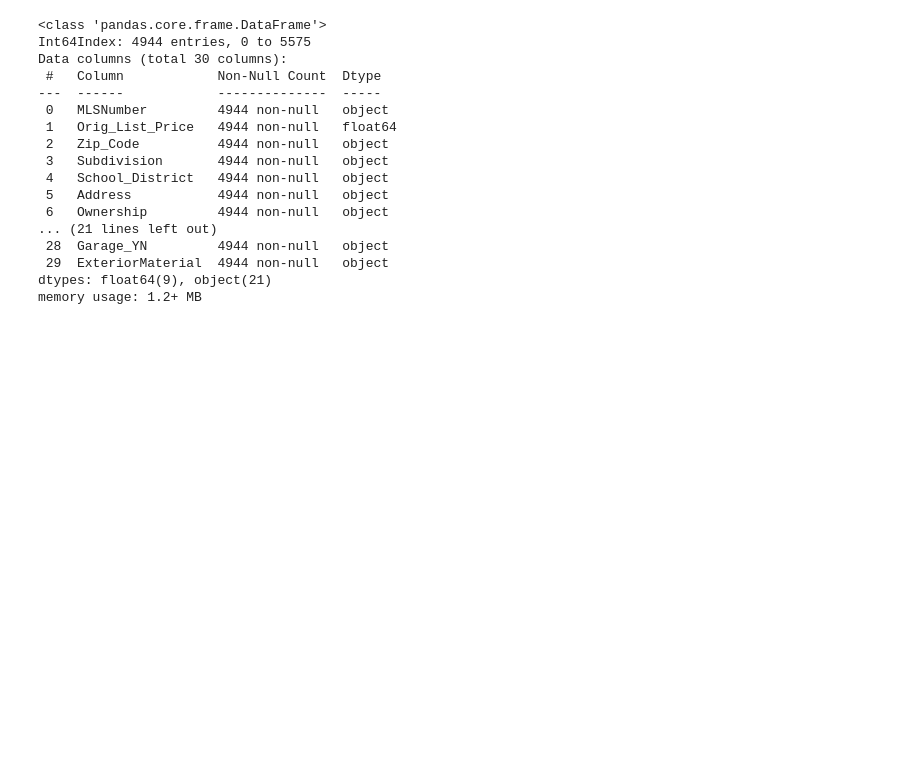
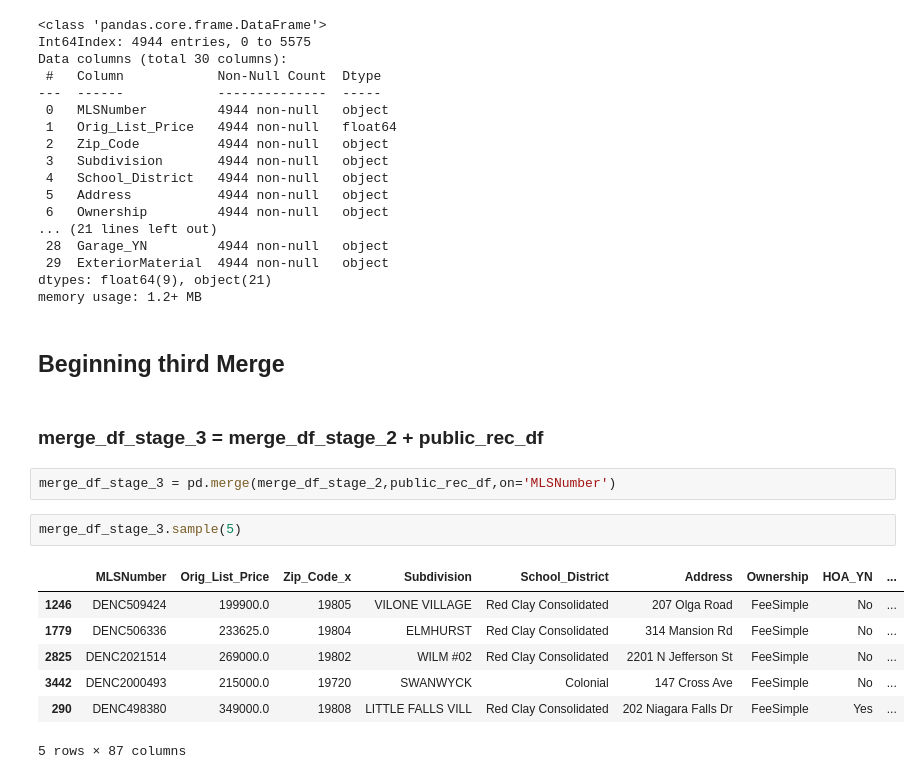
Before and after one commit to stefcenti2022/RealLeads, a Jupyter notebook: ml_analysis/Supervised_ML_Model_Clean_Data.ipynb, the cells around one changed output. Drawn from its saved outputs; the diff is of its cells as text; blank space fills up the shorter version.

Commit message:
Final Merge and Clean

```diff
--- a/ml_analysis/Supervised_ML_Model_Clean_Data.ipynb
+++ b/ml_analysis/Supervised_ML_Model_Clean_Data.ipynb
@@ -353,3 +353,19 @@ Data columns (total 30 columns):
  29  ExteriorMaterial  4944 non-null   object
 dtypes: float64(9), object(21)
 memory usage: 1.2+ MB
+# %% [markdown]
+## Beginning third Merge
+# %% [markdown]
+### merge_df_stage_3 = merge_df_stage_2 + public_rec_df
+# %%
+merge_df_stage_3 = pd.merge(merge_df_stage_2,public_rec_df,on='MLSNumber')
+# %%
+merge_df_stage_3.sample(5)
+# %% [output]
+|  | MLSNumber | Orig_List_Price | Zip_Code_x | Subdivision | School_District | Address | Ownership | HOA_YN | ... |
+| 1246 | DENC509424 | 199900.0 | 19805 | VILONE VILLAGE | Red Clay Consolidated | 207 Olga Road | FeeSimple | No | ... |
+| 1779 | DENC506336 | 233625.0 | 19804 | ELMHURST | Red Clay Consolidated | 314 Mansion Rd | FeeSimple | No | ... |
+| 2825 | DENC2021514 | 269000.0 | 19802 | WILM #02 | Red Clay Consolidated | 2201 N Jefferson St | FeeSimple | No | ... |
+| 3442 | DENC2000493 | 215000.0 | 19720 | SWANWYCK | Colonial | 147 Cross Ave | FeeSimple | No | ... |
+| 290 | DENC498380 | 349000.0 | 19808 | LITTLE FALLS VILL | Red Clay Consolidated | 202 Niagara Falls Dr | FeeSimple | Yes | ... |
+5 rows × 87 columns
```
Also changed, not shown: parts of 7 cells of this notebook.
